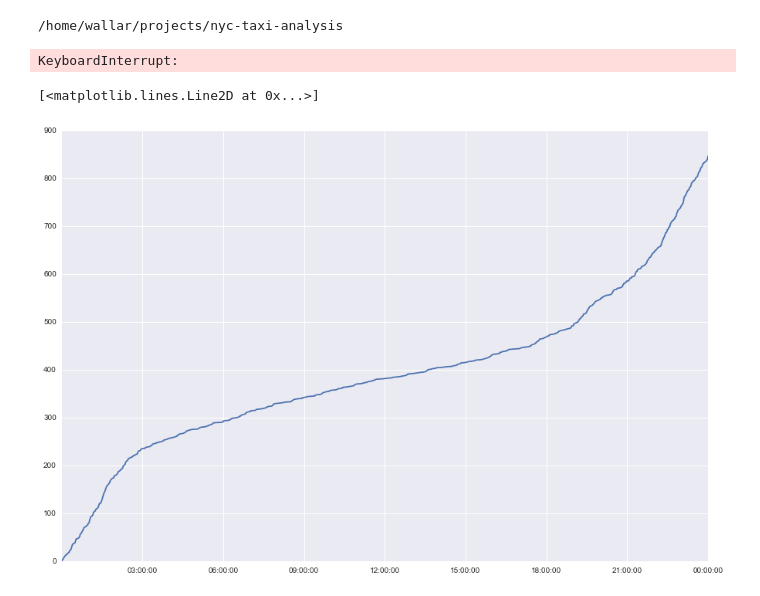
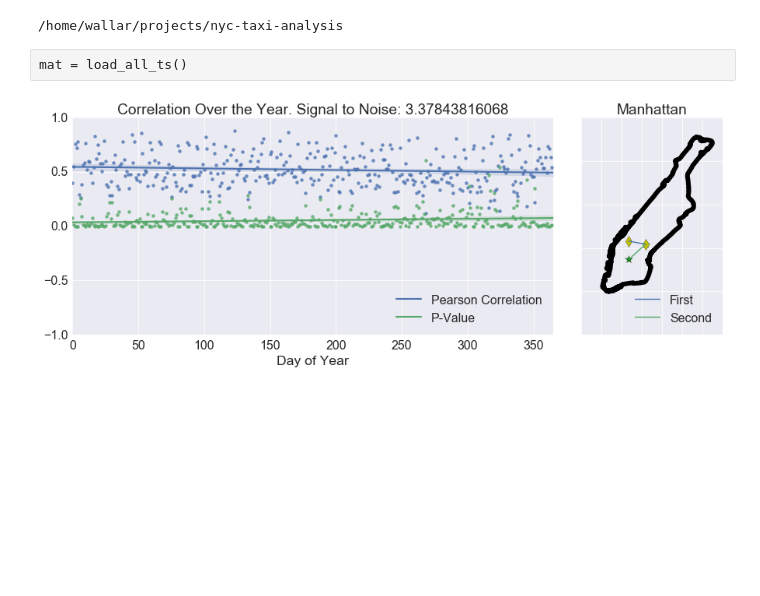
Before and after one commit to a20r/nyc-taxi-analysis, a Jupyter notebook: notebooks/ts-learning.ipynb, the cells around one changed output. Cells and saved outputs as stored; diff of their text form; code cells hidden in the pictures; blank space fills up the shorter version.

```diff
--- a/notebooks/ts-learning.ipynb
+++ b/notebooks/ts-learning.ipynb
@@ -24,26 +14,0 @@ def load_data(p_st, d_st):
-# %%
-import tqdm
-from itertools import product
-N = 101
-rng = tqdm.tqdm_notebook(product(xrange(N), xrange(N), xrange(N), xrange(N)), total=N ** 4)
-cmat = np.zeros((N, N, N, N))
-for p0, d0, p1, d1 in rng:
-    try:
-        df0 = load_data(p0, d0)
-        df1 = load_data(p1, d1)
-        ts0 = map(lambda v: v.value, df0.index)
-        ts1 = map(lambda v: v.value, df0.index)
-        cor = np.correlate(ts0, ts1)
-        cmat[p0, d0, p1, d1] = cor
-    except IOError:
-        pass
-# %% [output]
-KeyboardInterrupt:
-# %%
-df = load_data(p, d)
-df = df["2014-08-05 00:00":"2014-08-06 00:00"]
-fig, axs = plt.subplots(figsize=(15, 10))
-plt.plot(df.index, range(df.shape[0]))
-# %% [output]
-[<matplotlib.lines.Line2D at 0x...>]
-[figure, removed]
@@ -49,0 +76,2 @@ plt.plot(df.index, range(df.shape[0]))
+# %% [raw]
+mat = load_all_ts()
@@ -49,0 +80,47 @@ plt.plot(df.index, range(df.shape[0]))
+# %%
+stations = pd.read_csv("data/stations.csv").as_matrix(["lng", "lat"])
+# %%
+import scipy.stats as stats
+
+cors = np.zeros((365,))
+ps = np.zeros((365,))
+ps0, ds0 = 42, 22
+ps1, ds1 = 21, 42
+for i in xrange(365):
+    dt = pd.Timedelta("1 day")
+    st = pd.Timestamp("2014-01-01 00:00") + i * dt
+    ed = st + dt
+    d1 = mat[ps0, ds0][st:ed].index.astype(np.int64)
+    d2 = mat[ps1, ds1][st:ed].index.astype(np.int64)
+    ts1, _ = np.histogram(d1, bins=20)
+    ts2, _ = np.histogram(d2, bins=20)
+    cors[i], ps[i] = stats.pearsonr(ts1, ts2)
+
+#fig, axs = plt.subplots(1, 2, figsize=(17, 7))
+#ax = axs[0]
+fig = plt.figure(figsize=(15, 5))
+ax = plt.subplot2grid((1, 4), (0, 0), colspan=3)
+sns.regplot(np.arange(365), cors, ax=ax)
+sns.regplot(np.arange(365), ps, ax=ax)
+stn = stats.signaltonoise(cors)
+ax.set_title("Correlation Over the Year. Signal to Noise: {}".format(stn))
+ax.set_xlabel("Day of Year")
+ax.set_ylim(-1, 1)
+ax.set_xlim(0, 365)
+ax.legend(["Pearson Correlation", "P-Value"], loc="lower right")
+
+#ax = axs[1]
+ax = plt.subplot2grid((1, 4), (0, 3), colspan=1)
+ax.plot(stations[[ps0, ds0], 0], stations[[ps0, ds0], 1])
+ax.plot(stations[[ps1, ds1], 0], stations[[ps1, ds1], 1])
+ax.scatter(stations[[ps0, ps1], 0], stations[[ps0, ps1], 1], c="g", marker="*", s=100)
+ax.scatter(stations[[ds0, ds1], 0], stations[[ds0, ds1], 1], c="y", marker="d", s=100)
+ax.legend(["First", "Second"], loc="lower right")
+ax.set_xticklabels("")
+ax.set_yticklabels("")
+ax.set_title("Manhattan")
+plot_manhattan(ax)
+ax.relim()
+ax.autoscale_view()
+# %% [output]
+[figure, added]
```
Also changed, not shown: parts of 4 cells of this notebook, 5 other files.
